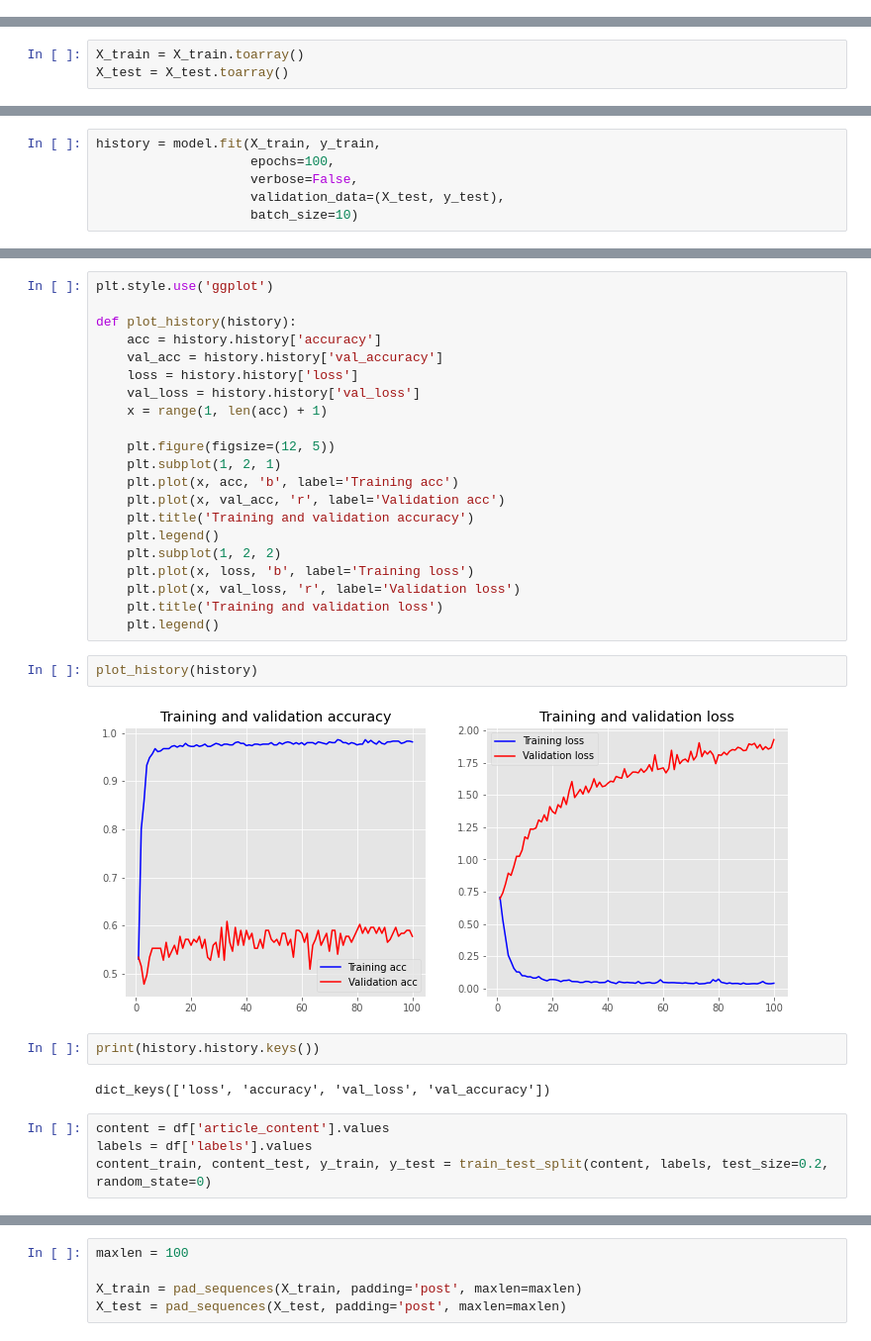
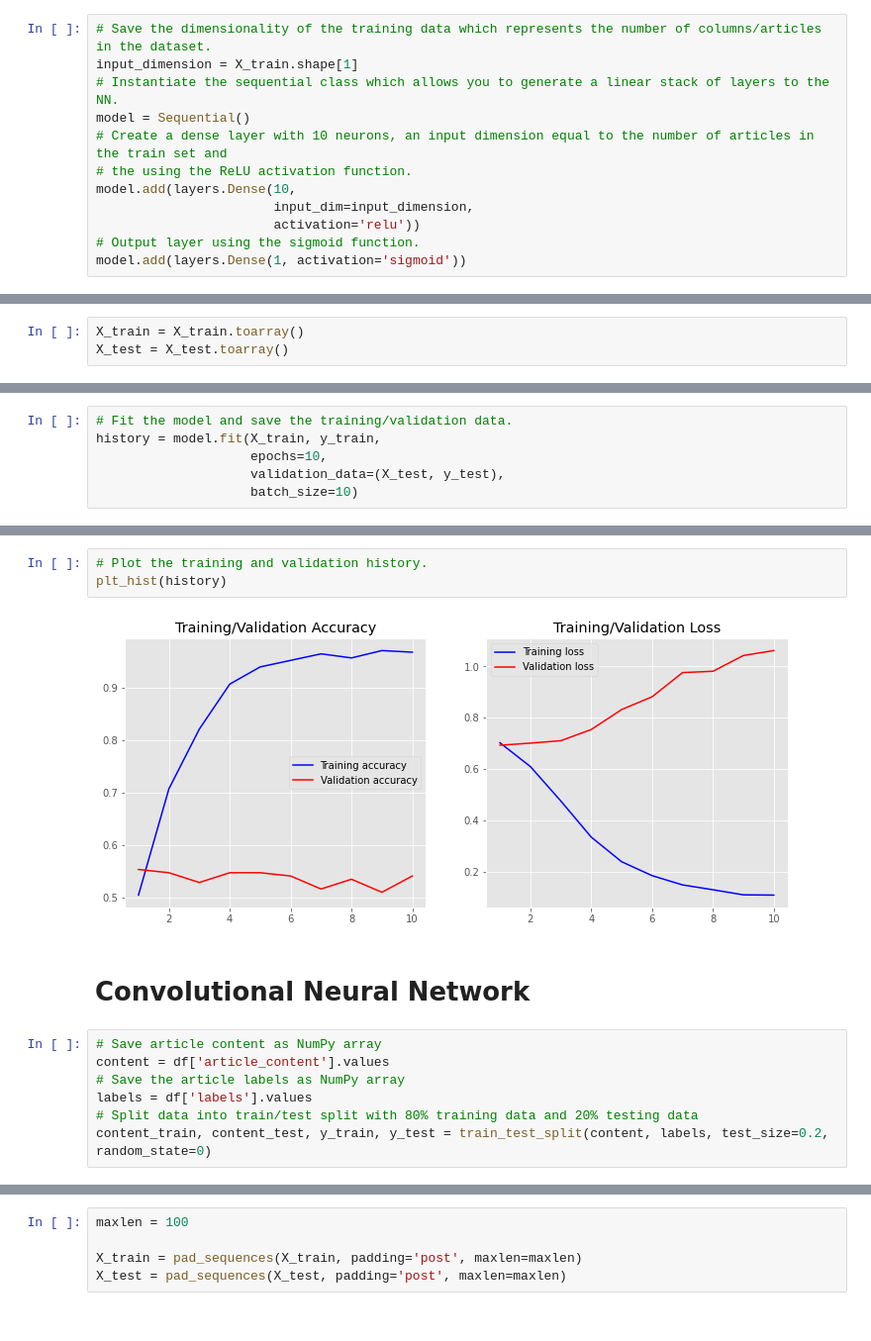
Before and after one commit to shoggart/final-project, a Jupyter notebook: final_project.ipynb, the cells around one changed output, grey strips where cells are left out. Shown at 99% size. Cells and saved outputs as stored; diff of their text form.

```diff
--- a/final_project.ipynb
+++ b/final_project.ipynb
@@ -459,0 +513,12 @@ model.add(layers.Dense(1, activation='sigmoid'))
+# %%
+# Save the dimensionality of the training data which represents the number of columns/articles in the dataset.
+input_dimension = X_train.shape[1]
+# Instantiate the sequential class which allows you to generate a linear stack of layers to the NN.
+model = Sequential()
+# Create a dense layer with 10 neurons, an input dimension equal to the number of articles in the train set and
+# the using the ReLU activation function.
+model.add(layers.Dense(10,
+                       input_dim=input_dimension,
+                       activation='relu'))
+# Output layer using the sigmoid function.
+model.add(layers.Dense(1, activation='sigmoid'))
@@ -482,6 +555,6 @@ _________________________________________________________________
 # %%
+# Fit the model and save the training/validation data.
 history = model.fit(X_train, y_train,
-                    epochs=100,
-                    verbose=False,
+                    epochs=10,
                     validation_data=(X_test, y_test),
                     batch_size=10)
@@ -498,35 +604,16 @@ Testing Accuracy:  0.5776
-# %%
-plt.style.use('ggplot')
-
-def plot_history(history):
-    acc = history.history['accuracy']
-    val_acc = history.history['val_accuracy']
-    loss = history.history['loss']
-    val_loss = history.history['val_loss']
-    x = range(1, len(acc) + 1)
-
-    plt.figure(figsize=(12, 5))
-    plt.subplot(1, 2, 1)
-    plt.plot(x, acc, 'b', label='Training acc')
-    plt.plot(x, val_acc, 'r', label='Validation acc')
-    plt.title('Training and validation accuracy')
-    plt.legend()
-    plt.subplot(1, 2, 2)
-    plt.plot(x, loss, 'b', label='Training loss')
-    plt.plot(x, val_loss, 'r', label='Validation loss')
-    plt.title('Training and validation loss')
-    plt.legend()
-# %%
-plot_history(history)
-# %% [output]
-[figure, removed]
-# %%
-print(history.history.keys())
-# %% [output]
-dict_keys(['loss', 'accuracy', 'val_loss', 'val_accuracy'])
+# %%
+# Plot the training and validation history.
+plt_hist(history)
+# %% [output]
+[figure, added]
+# %% [markdown]
+# Convolutional Neural Network
 # %%
+# Save article content as NumPy array
 content = df['article_content'].values
+# Save the article labels as NumPy array
 labels = df['labels'].values
+# Split data into train/test split with 80% training data and 20% testing data
 content_train, content_test, y_train, y_test = train_test_split(content, labels, test_size=0.2, random_state=0)
 # %%
 tokenizer = Tokenizer(num_words=5000)
```
Also changed, not shown: parts of 45 cells of this notebook.
